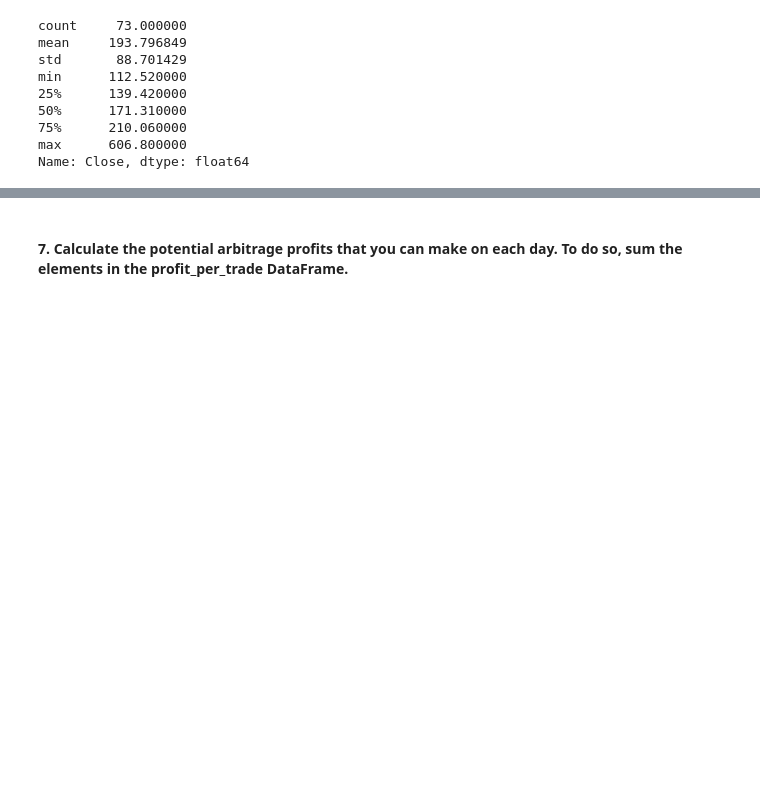
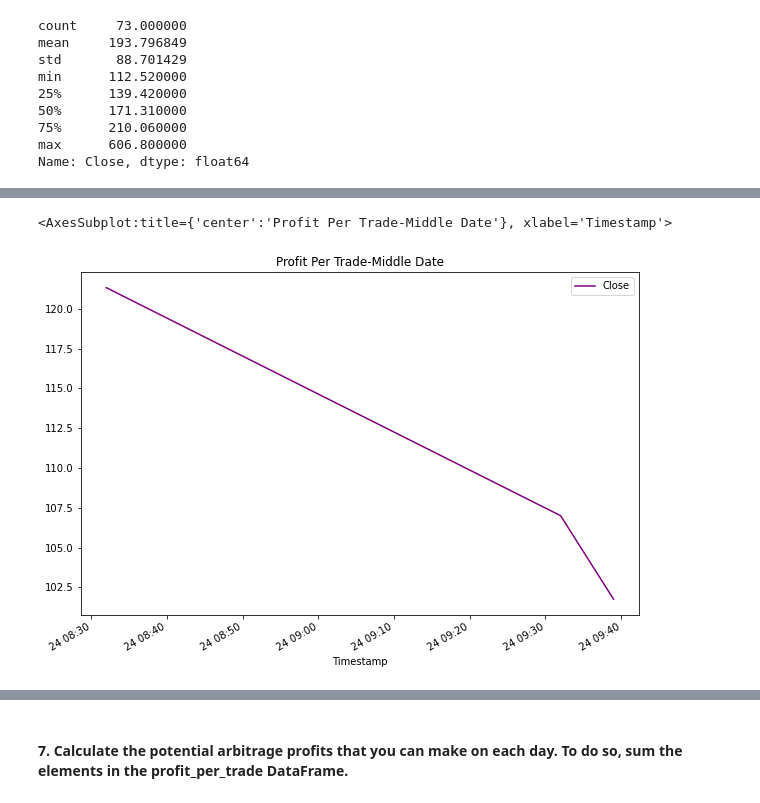
Before and after one commit to JuliaGuanzon/Crypto_Arbitrage, a Jupyter notebook: crypto_arbitrage.ipynb, the cells around one changed output, grey strips where cells are left out. Drawn from its saved outputs; the diff is of its cells as text; code cells hidden in the pictures; blank space fills up the shorter version.

```diff
--- a/crypto_arbitrage.ipynb
+++ b/crypto_arbitrage.ipynb
@@ -744,8 +744,9 @@ Name: Close, dtype: float64
 # %%
 # For the date early in the dataset, calculate the spread returns by dividing the instances when the arbitrage spread is positive (> 0)
 # by the price of Bitcoin from the exchange you are buying on (the lower-priced exchange).
-spread_return_early= arbitrage_spread_early_df / bitstamp_sliced['Close'].loc['2018-01-16']
-
+spread_return_early = arbitrage_spread_early_df / bitstamp_sliced['Close'].loc['2018-01-16']
+spread_return_middle = arbitrage_spread_middle_df / bitstamp_sliced['Close'].loc['2018-02-24']
+spread_return_late = arbitrage_spread_late_df / bitstamp_sliced['Close'].loc['2018-03-26']
 # Review the spread return DataFrame
-spread_return_early
+spread_return_early, spread_return_middle, spread_return_late
 # %% [output]
@@ -779,3 +784,6 @@ Timestamp
 2018-01-16 03:00:00    0.010675
 2018-01-16 03:06:00    0.019704
 Name: Close, dtype: float64
+# %%
+profitable_trades_middle = spread_return_middle[spread_return_middle > 0.01]
+profitable_trades_middle.head()
@@ -823,0 +882,3 @@ Name: Close, Length: 73, dtype: float64
+# %%
+profit_middle = profitable_trades_middle * bitstamp_sliced['Close'].loc['2018-02-24']
+profit_middle
@@ -823,0 +899,3 @@ Name: Close, Length: 73, dtype: float64
+# %%
+profit_per_trade_middle = profit_middle.dropna().copy()
+profit_per_trade_middle
@@ -844,0 +963,5 @@ Name: Close, dtype: float64
+# %%
+profit_per_trade_middle.plot(legend=True, figsize=(10, 7), title="Profit Per Trade-Middle Date", color="purple")
+# %% [output]
+<AxesSubplot:title={'center':'Profit Per Trade-Middle Date'}, xlabel='Timestamp'>
+[figure, added]
```
Also changed, not shown: parts of 31 cells of this notebook.
